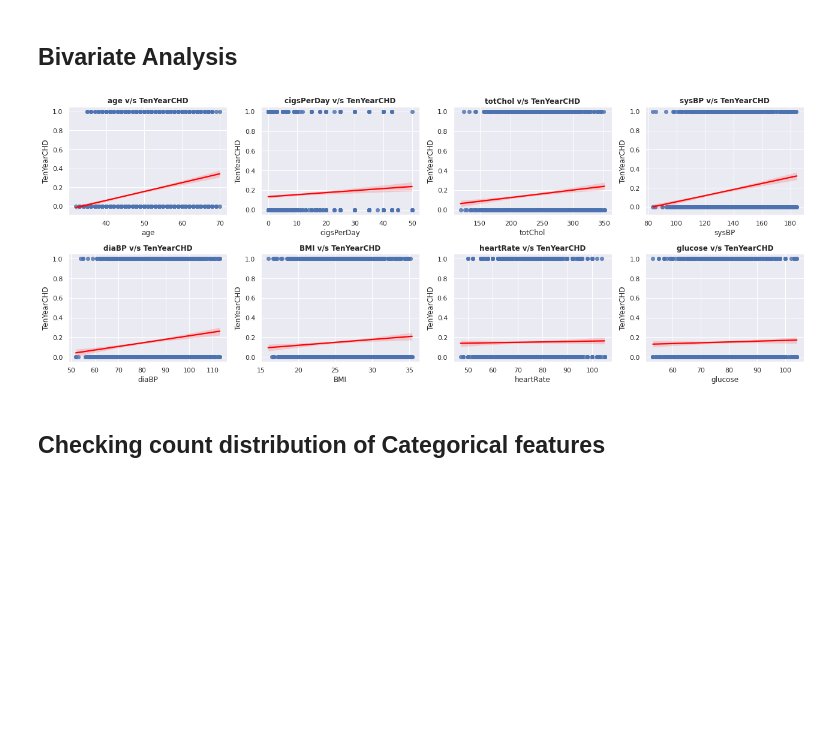
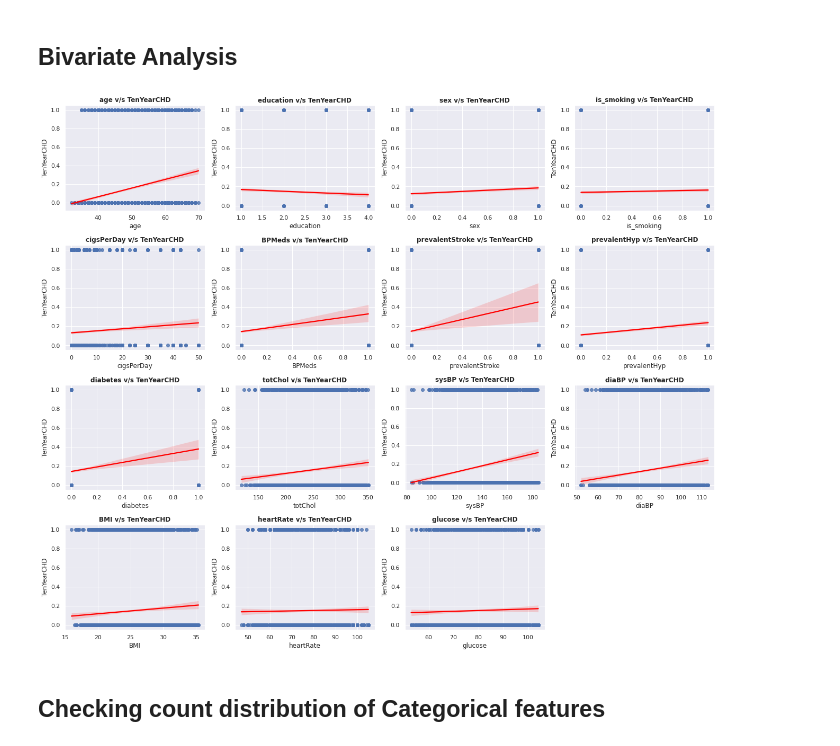
Before and after one commit to FarazAhmad2/Cardiovascular-Risk-Prediction, a Jupyter notebook: Cardiovascular_Risk_Prediction_Capstone_Project.ipynb, the cells around one changed output. Saved outputs shown, nothing was run; the diff lists cells and outputs as text; code cells hidden in the pictures; blank space fills up the shorter version.

```diff
--- a/Cardiovascular_Risk_Prediction_Capstone_Project.ipynb
+++ b/Cardiovascular_Risk_Prediction_Capstone_Project.ipynb
@@ -263,12 +263,12 @@ df1 = df1.replace(encoder)
 # %% [markdown]
 ## <b> Univariate Analysis </b>
 # %%
-# Visualizing the mean and median of numeric features
+# Visualizing the mean and median of features
 
-plt.figure(figsize=(18,7))
-for n,col in enumerate(numeric_features):
+plt.figure(figsize=(18,16))
+for n,col in enumerate(df.columns):
   feature = df1[col]
-  ax=plt.subplot(2, 4, n+1)
+  ax=plt.subplot(4, 4, n+1)
   sns.histplot(feature)
   ax.axvline(feature.mean(), color='red', linestyle='dashed', linewidth=2)
   ax.axvline(feature.median(), color='blue', linestyle='dashed', linewidth=2)
@@ -280,14 +280,14 @@ for n,col in enumerate(numeric_features):
 ## <b> Bivariate Analysis </b>
 # %%
 # Checking relationship between numeric features and target variable
-plt.figure(figsize=(18,7))
-for n,col in enumerate(numeric_features ):
-  plt.subplot(2, 4, n+1)
+plt.figure(figsize=(18,18))
+for n,col in enumerate(df.columns[:-1]):
+  plt.subplot(5, 4, n+1)
   sns.regplot(x = df1[col], y =df1['TenYearCHD'],line_kws={"color": "red"})
   plt.title(f'{col} v/s TenYearCHD',weight='bold')
   plt.tight_layout()
 # %% [output]
-[figure, old version]
+[figure, new version]
 # %% [markdown]
 ## <b> Checking count distribution of Categorical features </b>
 # %%
```
Also changed, not shown: parts of 16 cells of this notebook.
